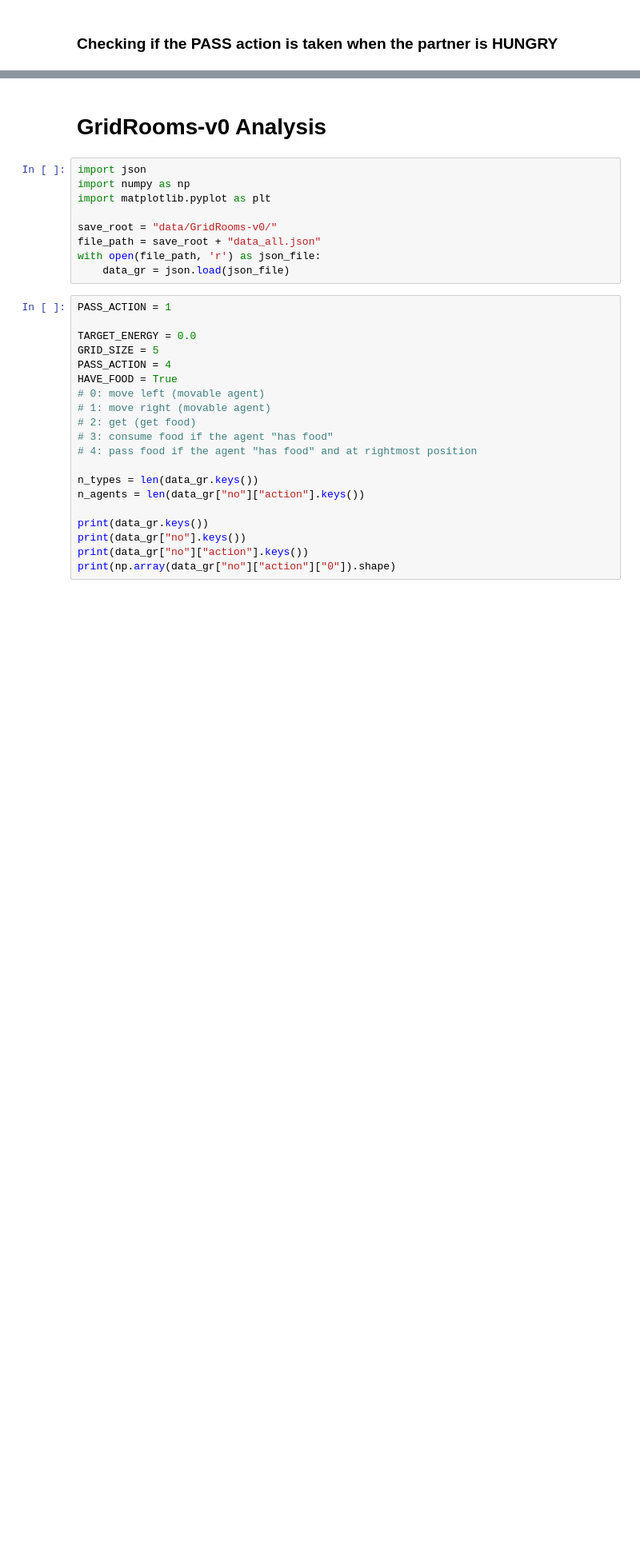
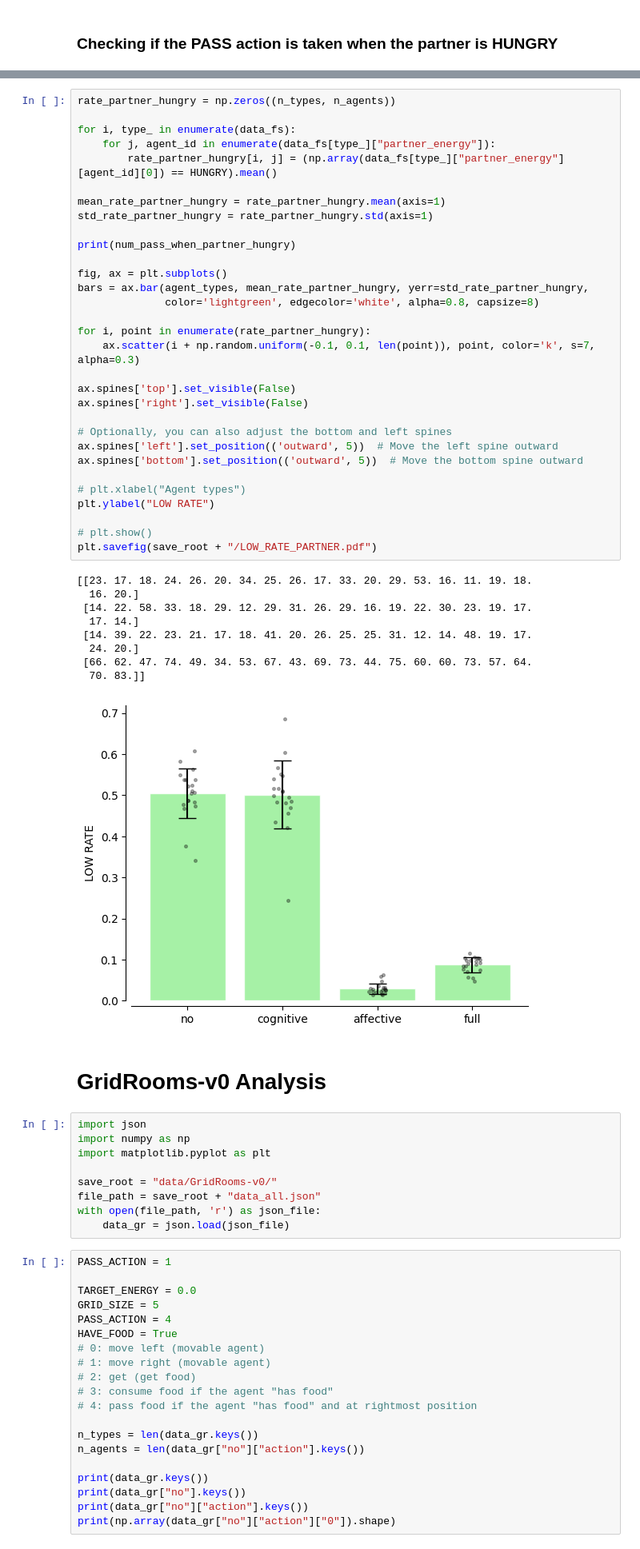
Before and after one commit to ugo-nama-kun/train_tiny_empathy, a Jupyter notebook: analysis.ipynb, the cells around one changed output, grey strips where cells are left out. Shown at 80% size. Cells and saved outputs as stored; diff of their text form; blank space fills up the shorter version.

```diff
--- a/analysis.ipynb
+++ b/analysis.ipynb
@@ -169,3 +129,44 @@ plt.savefig(save_root + "/LOW_RATE_PARTNER.pdf")
+# %%
+rate_partner_hungry = np.zeros((n_types, n_agents))
+
+for i, type_ in enumerate(data_fs):
+    for j, agent_id in enumerate(data_fs[type_]["partner_energy"]):
+        rate_partner_hungry[i, j] = (np.array(data_fs[type_]["partner_energy"][agent_id][0]) == HUNGRY).mean()
+
+mean_rate_partner_hungry = rate_partner_hungry.mean(axis=1)
+std_rate_partner_hungry = rate_partner_hungry.std(axis=1)
+
+print(num_pass_when_partner_hungry)
+
+fig, ax = plt.subplots()
+bars = ax.bar(agent_types, mean_rate_partner_hungry, yerr=std_rate_partner_hungry,
+              color='lightgreen', edgecolor='white', alpha=0.8, capsize=8)
+
+for i, point in enumerate(rate_partner_hungry):
+    ax.scatter(i + np.random.uniform(-0.1, 0.1, len(point)), point, color='k', s=7, alpha=0.3)
+
+ax.spines['top'].set_visible(False)
+ax.spines['right'].set_visible(False)
+
+# Optionally, you can also adjust the bottom and left spines
+ax.spines['left'].set_position(('outward', 5))  # Move the left spine outward
+ax.spines['bottom'].set_position(('outward', 5))  # Move the bottom spine outward
+
+# plt.xlabel("Agent types")
+plt.ylabel("LOW RATE")
+
+# plt.show()
+plt.savefig(save_root + "/LOW_RATE_PARTNER.pdf")
+# %% [output]
+[[23. 17. 18. 24. 26. 20. 34. 25. 26. 17. 33. 20. 29. 53. 16. 11. 19. 18.
+  16. 20.]
+ [14. 22. 58. 33. 18. 29. 12. 29. 31. 26. 29. 16. 19. 22. 30. 23. 19. 17.
+  17. 14.]
+ [14. 39. 22. 23. 21. 17. 18. 41. 20. 26. 25. 25. 31. 12. 14. 48. 19. 17.
+  24. 20.]
+ [66. 62. 47. 74. 49. 34. 53. 67. 43. 69. 73. 44. 75. 60. 60. 73. 57. 64.
+  70. 83.]]
+[figure, added]
 # %% [markdown]
 # GridRooms-v0 Analysis
 # %%
```
Also changed, not shown: parts of 5 cells of this notebook, 7 other files.
